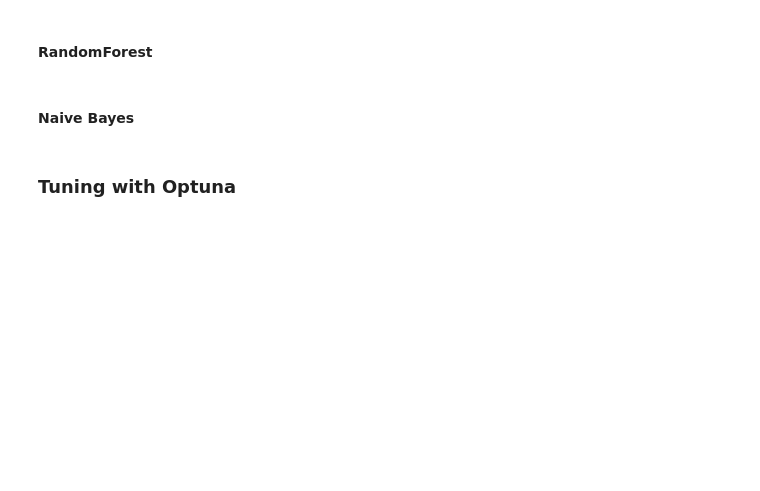
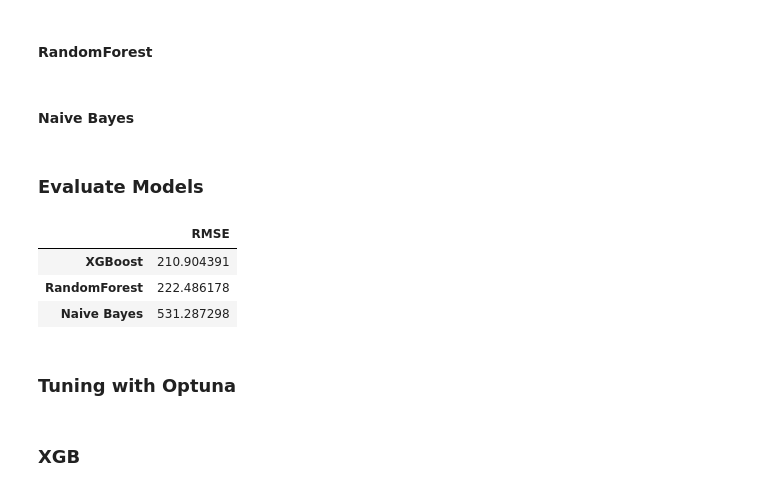
Before and after one commit to j4mes12/ITAI_Coursework, a Jupyter notebook: 05_Model_Tuning.ipynb, the cells around one changed output. Cells and saved outputs as stored; diff of their text form; code cells hidden in the pictures; blank space fills up the shorter version.

```diff
--- a/05_Model_Tuning.ipynb
+++ b/05_Model_Tuning.ipynb
@@ -50,5 +42,21 @@ rf = RandomForestRegressor()
+# %%
+rf = RandomForestRegressor(random_state=p.RANDOM_STATE).fit(**train_data)
 # %% [markdown]
 #### Naive Bayes
+# %%
+nb = GaussianNB().fit(**train_data)
+# %% [markdown]
+### Evaluate Models
+# %%
+rmse = {'RMSE' : [f.evaluate_model(model, metric = 'rmse', **val_data) for model in [xgb, rf, nb]]}
+pd.DataFrame(rmse, index = ['XGBoost', 'RandomForest', 'Naive Bayes'])
+# %% [output]
+|  | RMSE |
+| XGBoost | 210.904391 |
+| RandomForest | 222.486178 |
+| Naive Bayes | 531.287298 |
 # %% [markdown]
 ### Tuning with Optuna
+# %% [markdown]
+### XGB
 # %%
```
Also changed, not shown: parts of 22 cells of this notebook, 1 other file.
